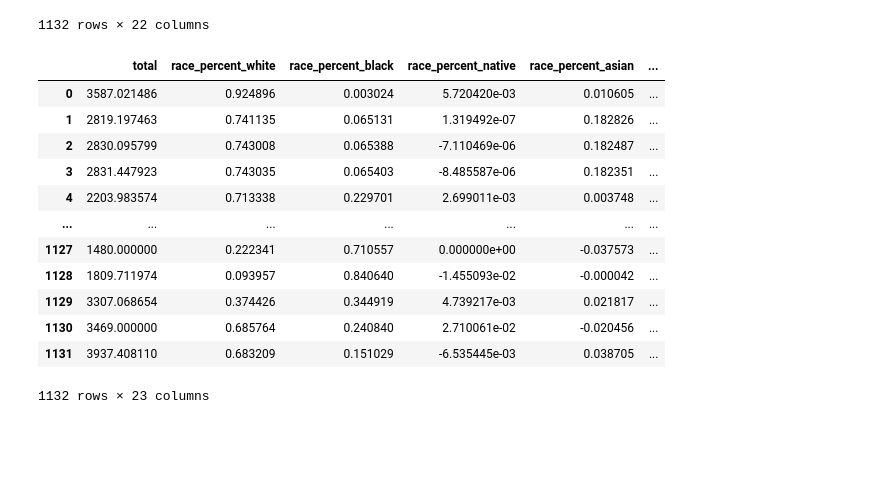
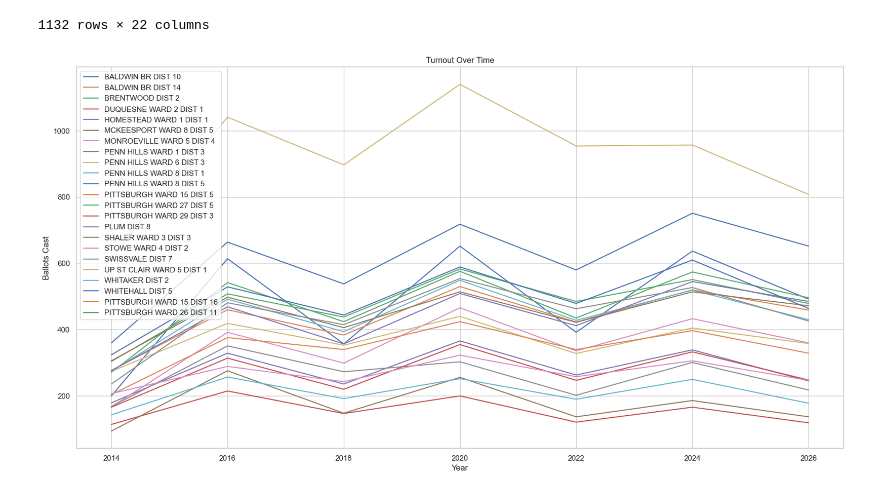
Before and after one commit to rajaxar/da_project, a Jupyter notebook: predict_turnout.ipynb, the cells around one changed output. Saved outputs shown, nothing was run; the diff lists cells and outputs as text; code cells hidden in the pictures; blank space fills up the shorter version.

```diff
--- a/predict_turnout.ipynb
+++ b/predict_turnout.ipynb
@@ -276,6 +276,12 @@ new_df['year'] = 2026
 new_df['is_midterm'] = 1
 new_df['lagged_turnout'] = precinct_2024['ballots_cast']
 new_df['lagged_percentage_turnout'] = precinct_2024['voter_turnout']
+
+data_2024 = pd.DataFrame()
+data_2024['district'] = precinct_2024['district']
+data_2024['year'] = 2024
+data_2024['is_midterm'] = 0
+data_2024['ballots_cast'] = precinct_2024['ballots_cast']
 # %%
 data_2026 = data_2026.merge(new_df, on='district', how='left')
 data_2026
@@ -380,19 +386,24 @@ X_selected = X[selected_features + columns].copy()
 # %%
 y_pred = model.predict(X_selected)
 data_2026['ballots_cast'] = y_pred.astype(int)
-# %%
-data_2026
-# %% [output]
-|  | total | race_percent_white | race_percent_black | race_percent_native | race_percent_asian | ... |
-| 0 | 3587.021486 | 0.924896 | 0.003024 | 5.720420e-03 | 0.010605 | ... |
-| 1 | 2819.197463 | 0.741135 | 0.065131 | 1.319492e-07 | 0.182826 | ... |
-| 2 | 2830.095799 | 0.743008 | 0.065388 | -7.110469e-06 | 0.182487 | ... |
-| 3 | 2831.447923 | 0.743035 | 0.065403 | -8.485587e-06 | 0.182351 | ... |
-| 4 | 2203.983574 | 0.713338 | 0.229701 | 2.699011e-03 | 0.003748 | ... |
-| ... | ... | ... | ... | ... | ... | ... |
-| 1127 | 1480.000000 | 0.222341 | 0.710557 | 0.000000e+00 | -0.037573 | ... |
-| 1128 | 1809.711974 | 0.093957 | 0.840640 | -1.455093e-02 | -0.000042 | ... |
-| 1129 | 3307.068654 | 0.374426 | 0.344919 | 4.739217e-03 | 0.021817 | ... |
-| 1130 | 3469.000000 | 0.685764 | 0.240840 | 2.710061e-02 | -0.020456 | ... |
-| 1131 | 3937.408110 | 0.683209 | 0.151029 | -6.535445e-03 | 0.038705 | ... |
-1132 rows × 23 columns
+# %%
+full_data = pd.concat([data, data_2024, data_2026], ignore_index=True)[['ballots_cast', 'year', 'district']]
+
+sample_districts = full_data['district'].sample(25).values
+sampled_data = full_data[full_data['district'].isin(sample_districts)]
+
+# Graph of Turnout Over Time
+import seaborn as sns
+
+sns.set_theme(style="whitegrid")
+plt.figure(figsize=(20, 10))
+
+for district in sampled_data['district'].unique():
+    sns.lineplot(data=sampled_data[sampled_data['district'] == district], x='year', y='ballots_cast', label=district)
+
+plt.title('Turnout Over Time')
+plt.xlabel('Year')
+plt.ylabel('Ballots Cast')
+plt.show()
+# %% [output]
+[figure, added]
```
Also changed, not shown: parts of 1 cell of this notebook, 1 other file.
